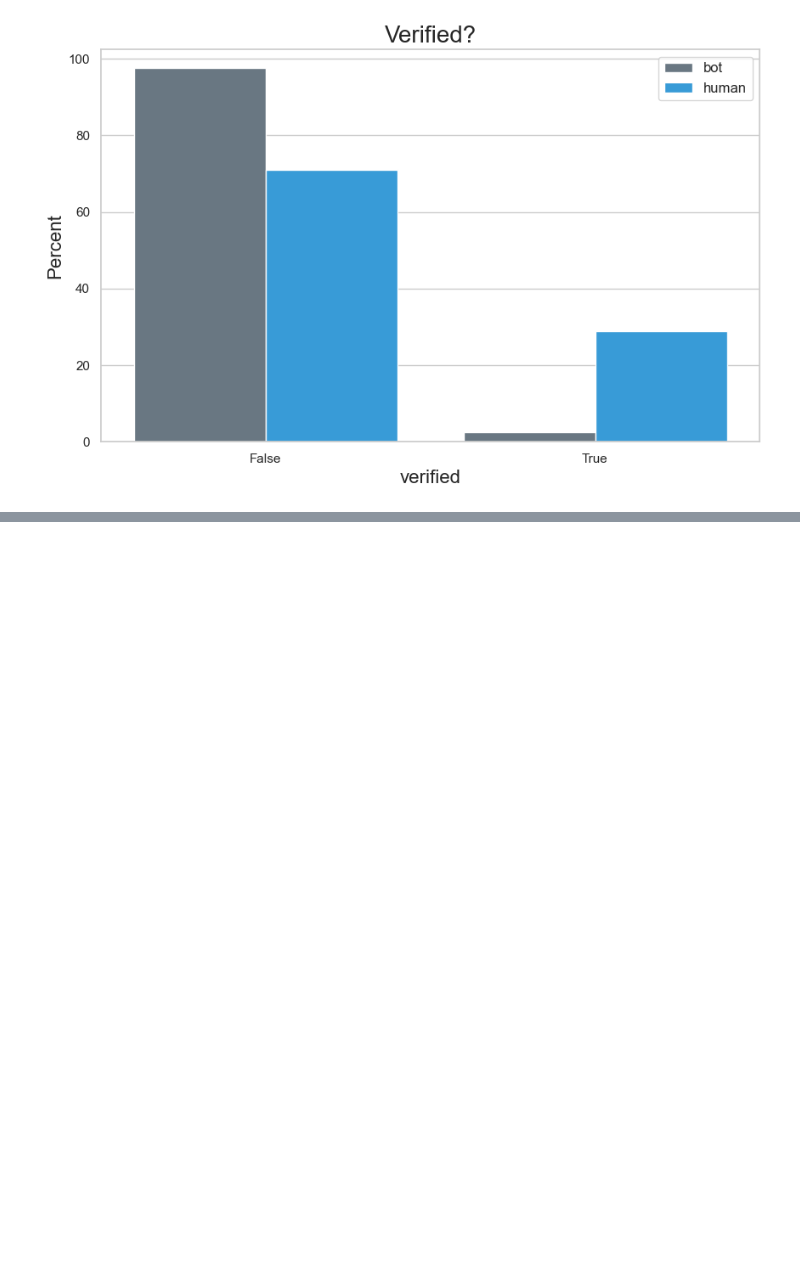
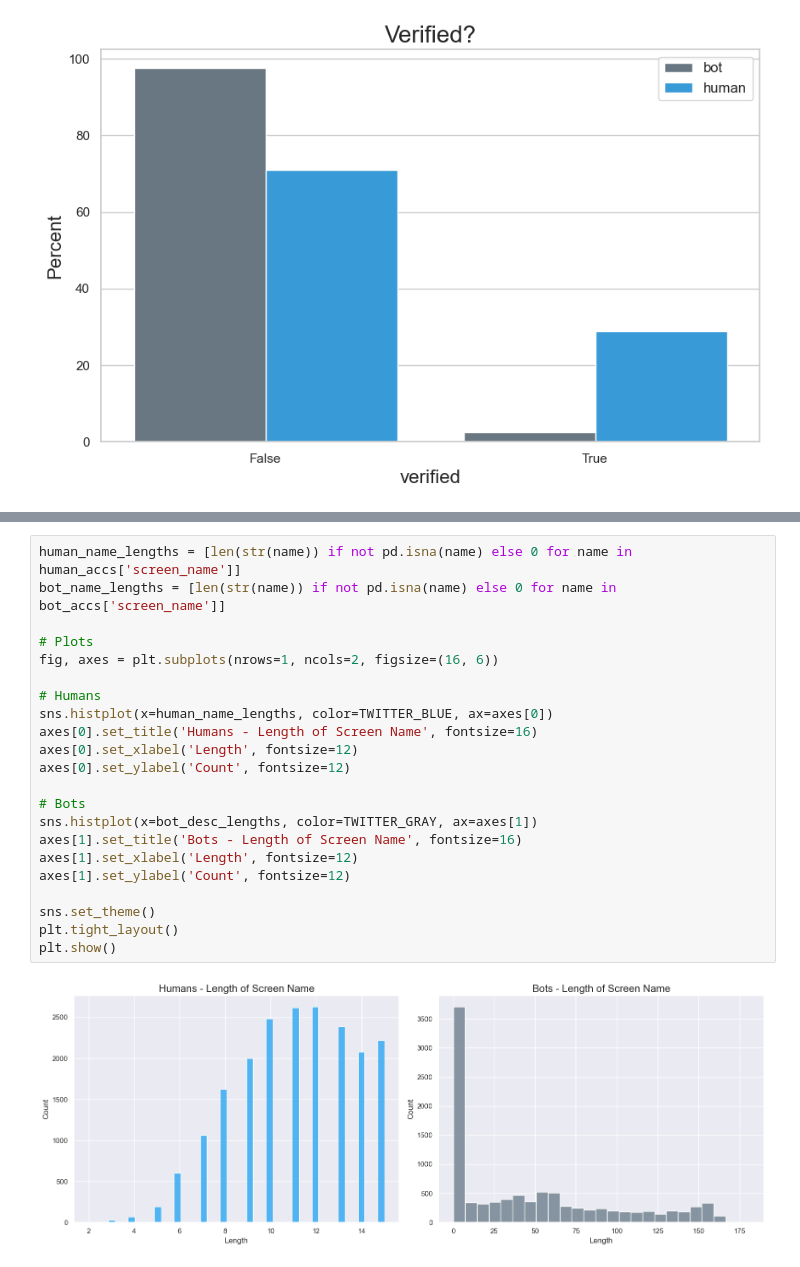
Before and after one commit to scs5/twitter-bot-detection, a Jupyter notebook: src/eda.ipynb, the cells around one changed output, grey strips where cells are left out. Cells and saved outputs as stored; diff of their text form; blank space fills up the shorter version.

```diff
--- a/src/eda.ipynb
+++ b/src/eda.ipynb
@@ -143,2 +165,26 @@ grouped_count_plot(df, feature='verified', title='Verified?')
+# %%
+human_name_lengths = [len(str(name)) if not pd.isna(name) else 0 for name in human_accs['screen_name']]
+bot_name_lengths = [len(str(name)) if not pd.isna(name) else 0 for name in bot_accs['screen_name']]
+
+# Plots
+fig, axes = plt.subplots(nrows=1, ncols=2, figsize=(16, 6))
+
+# Humans
+sns.histplot(x=human_name_lengths, color=TWITTER_BLUE, ax=axes[0])
+axes[0].set_title('Humans - Length of Screen Name', fontsize=16)
+axes[0].set_xlabel('Length', fontsize=12)
+axes[0].set_ylabel('Count', fontsize=12)
+
+# Bots
+sns.histplot(x=bot_desc_lengths, color=TWITTER_GRAY, ax=axes[1])
+axes[1].set_title('Bots - Length of Screen Name', fontsize=16)
+axes[1].set_xlabel('Length', fontsize=12)
+axes[1].set_ylabel('Count', fontsize=12)
+
+sns.set_theme()
+plt.tight_layout()
+plt.show()
+# %% [output]
+[figure, added]
 # %%
 def plot_digit_distribution(df, feature):
```
Also changed, not shown: parts of 6 cells of this notebook.
